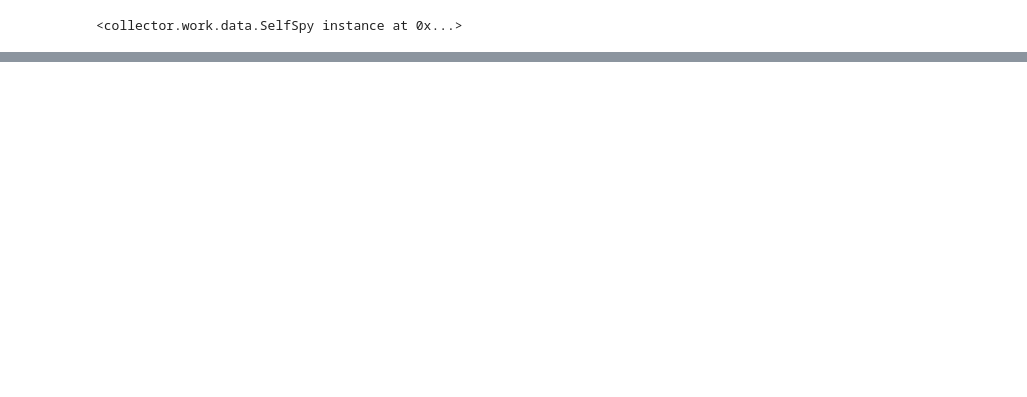
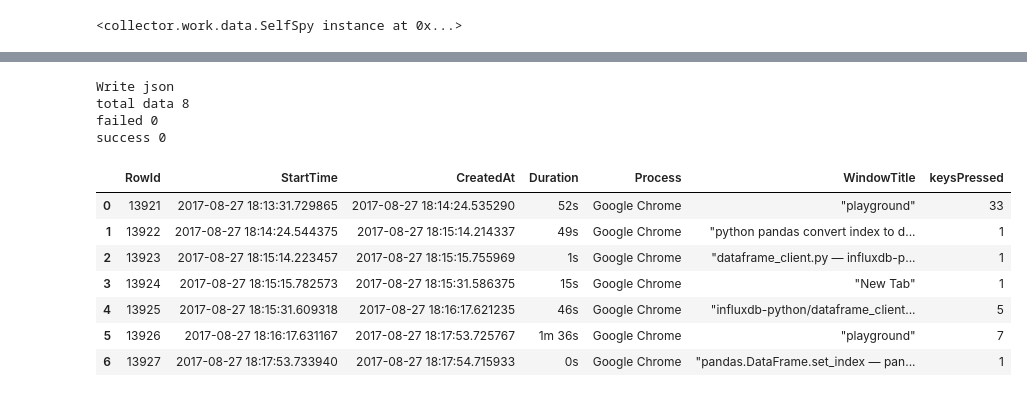
Before and after one commit to naren-m/QuantifiedSelf, a Jupyter notebook: playground.ipynb, the cells around one changed output, grey strips where cells are left out. Drawn from its saved outputs; the diff is of its cells as text; code cells hidden in the pictures; blank space fills up the shorter version.

```diff
--- a/playground.ipynb
+++ b/playground.ipynb
@@ -126,0 +183,68 @@ offline.iplot(fig, filename='style-bar')
+# %%
+db_name = "example"
+protocol = 'json'
+query = 'select * from demo;'
+i = influx.Influx(db_name)
+i.create_database()
+json_body = [
+        {
+            "measurement": "measurement",
+            "tags": {
+                "host": "server01",
+                "region": "us-west"
+            },
+            "time": "2009-11-10T23:00:00Z",
+            "fields": {
+                "Float_value": 0.64,
+                "Int_value": 3,
+                "String_value": "Text",
+                "Bool_value": True
+            }
+        }
+    ]
+print("Write json")
+# print type(json_body)
+# print type(all_data[0])
+i.write_json(json_body)
+# print all_data[0]
+# i.write_json(all_data[0])
+
+total = len(all_data)
+success = 0
+failure = 0
+
+i.write_json(all_data)
+# for d in all_data:
+#     print d, type(d)
+#     try:
+#     i.write_json(d)
+#     except Exception as e:
+#         print d, e
+#         failure += 1
+#         break
+
+
+
+# i.drop_database()
+
+print "total data", total
+print "failed", failure
+print "success", success
+# %% [output]
+Write json
+total data 8
+failed 0
+success 0
+# %%
+keys = selfStats.getKeysDF()
+
+keys.head(10000)
+# %% [output]
+|  | RowId | StartTime | CreatedAt | Duration | Process | WindowTitle | keysPressed |
+| 0 | 13921 | 2017-08-27 18:13:31.729865 | 2017-08-27 18:14:24.535290 | 52s | Google Chrome | "playground" | 33 |
+| 1 | 13922 | 2017-08-27 18:14:24.544375 | 2017-08-27 18:15:14.214337 | 49s | Google Chrome | "python pandas convert index to d... | 1 |
+| 2 | 13923 | 2017-08-27 18:15:14.223457 | 2017-08-27 18:15:15.755969 | 1s | Google Chrome | "dataframe_client.py — influxdb-p... | 1 |
+| 3 | 13924 | 2017-08-27 18:15:15.782573 | 2017-08-27 18:15:31.586375 | 15s | Google Chrome | "New Tab" | 1 |
+| 4 | 13925 | 2017-08-27 18:15:31.609318 | 2017-08-27 18:16:17.621235 | 46s | Google Chrome | "influxdb-python/dataframe_client... | 5 |
+| 5 | 13926 | 2017-08-27 18:16:17.631167 | 2017-08-27 18:17:53.725767 | 1m 36s | Google Chrome | "playground" | 7 |
+| 6 | 13927 | 2017-08-27 18:17:53.733940 | 2017-08-27 18:17:54.715933 | 0s | Google Chrome | "pandas.DataFrame.set_index — pan... | 1 |
```
Also changed, not shown: parts of 17 cells of this notebook, 2 other files.
